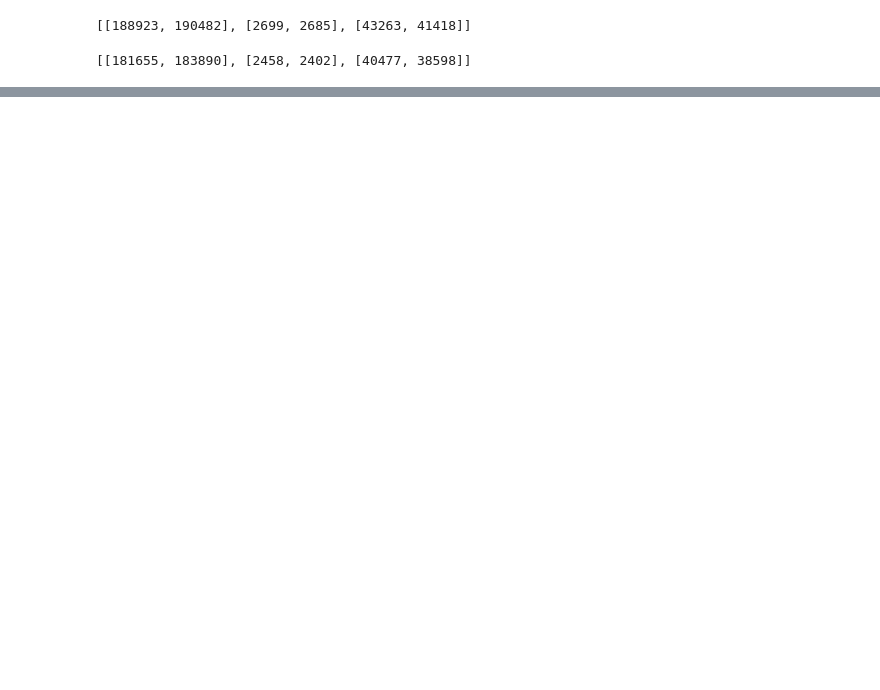
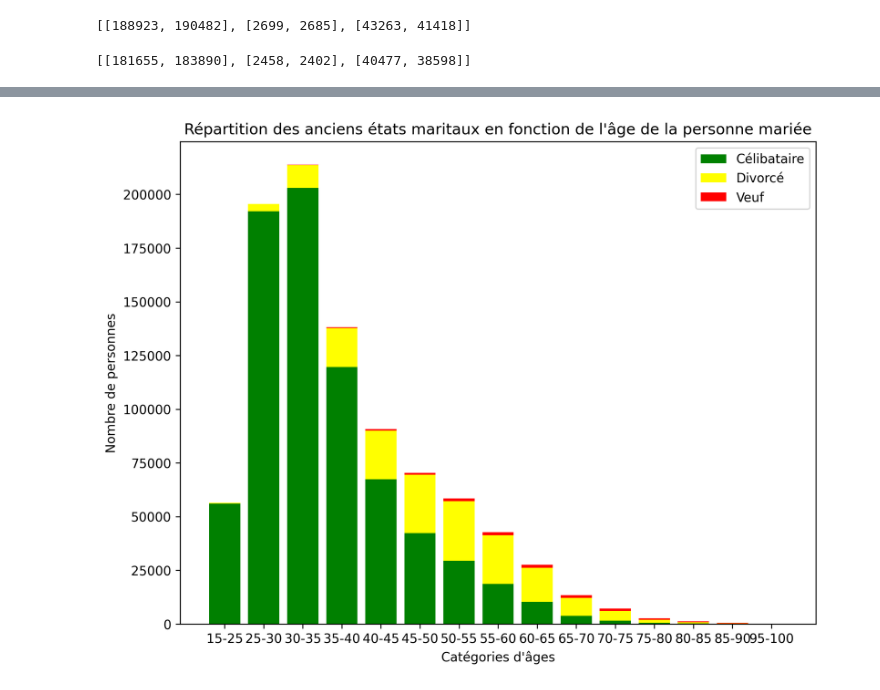
Before and after one commit to plorgue/fr_wedding_data_analysis, a Jupyter notebook: First_notebook.ipynb, the cells around one changed output, grey strips where cells are left out. Drawn from its saved outputs; the diff is of its cells as text; code cells hidden in the pictures; blank space fills up the shorter version.

```diff
--- a/First_notebook.ipynb
+++ b/First_notebook.ipynb
@@ -172,0 +205,35 @@ plt.show()
+# %%
+etamat_tot = concat_conjoints('ETAMAT', df_tot)
+age_tot = concat_conjoints('AGEMAR', df_tot)
+# %%
+df_etamat_age = pd.DataFrame({"ETAMAT" : etamat_tot, 'AGEMAR' : age_tot})
+# %%
+categs_age = [" 15-25 ", " 25-30 ", " 30-35 ", " 35-40 ", " 40-45 ", " 45-50 ", "50-55", "55-60", "60-65", "65-70", "70-75", "75-80", "80-85", "85-90", "95-100"]
+etamars = {"Célibataire" : 1, "Divorcé" : 4, "Veuf" : 3}
+# %%
+# dans data_tot, il y a trois tableaux correspondant aux trois états celib, divorcés et veuf
+# a l'intérieur de ces trois tableaux, il y a les nb de personnes de cet état pour chaque categ d'age
+data_tot = []
+for etamar in etamars :
+    data_etamar = []
+    val_etamar = etamars[etamar]
+    df_etamat = get_df_by_etamat(val_etamar, df_etamat_age)
+    for categ in categs_age :
+        df_categ = get_df_by_categ_age(categ, df_etamat)
+        data_etamar.append(df_categ.shape[0])
+    data_tot.append(data_etamar)
+# %%
+plt.figure(figsize=(9,7))
+ax = plt.subplot()
+ax.bar(categs_age,data_tot[0],color="green",label="Célibataire")
+ax.bar(categs_age,data_tot[1],color="yellow",bottom=np.array(data_tot[0]),label="Divorcé")
+ax.bar(categs_age,data_tot[2],color="red",bottom=np.array(data_tot[0])+np.array(data_tot[1]),label="Veuf")
+
+ax.set_xlabel("Catégories d'âges")
+ax.set_ylabel("Nombre de personnes")
+
+plt.legend(bbox_to_anchor=(1.0,1.0))
+plt.title("Répartition des anciens états maritaux en fonction de l'âge de la personne mariée")
+plt.show()
+# %% [output]
+[figure, added]
```
Also changed, not shown: parts of 17 cells of this notebook.
